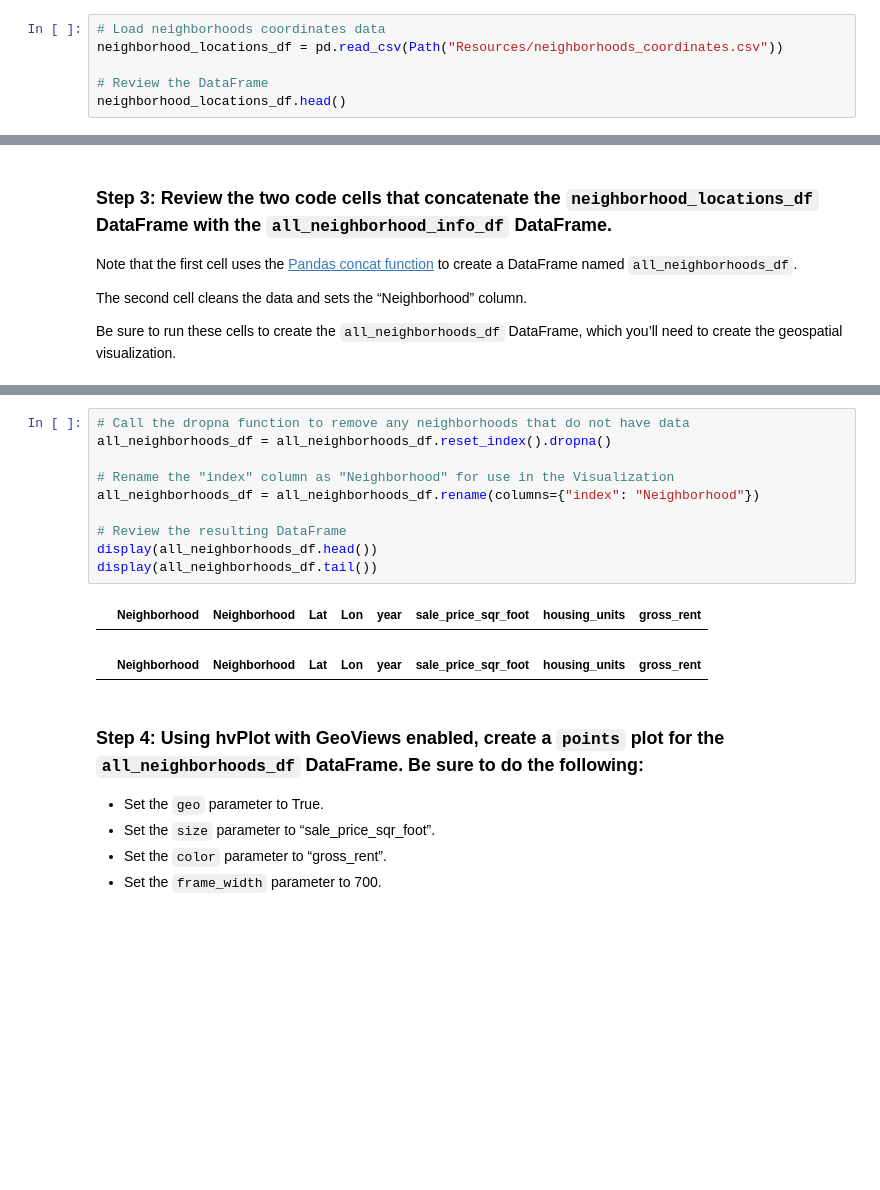
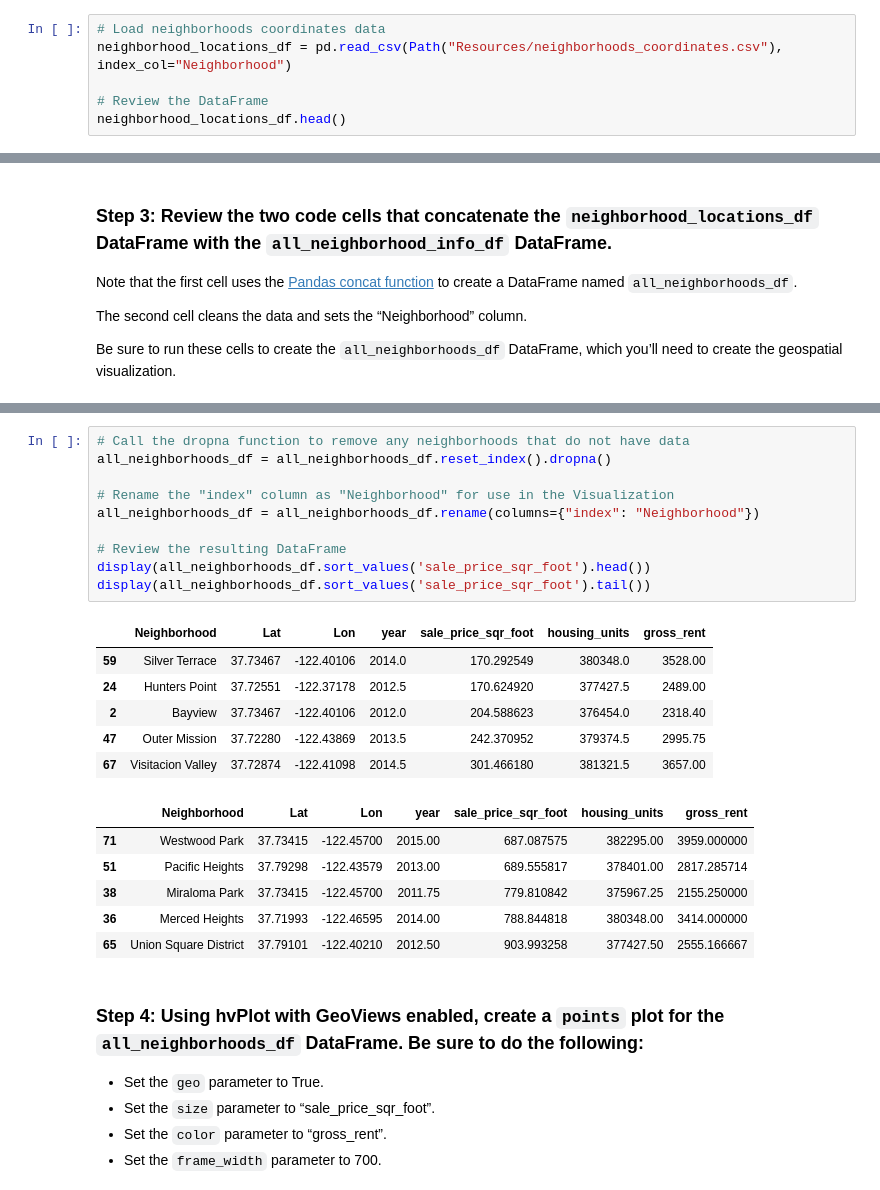
Before and after one commit to LucasBucks/Module_6_Challenge, a Jupyter notebook: Module_6_CF/san_francisco_housing.ipynb, the cells around one changed output, grey strips where cells are left out. Cells and saved outputs as stored; diff of their text form; blank space fills up the shorter version.

```diff
--- a/Module_6_CF/san_francisco_housing.ipynb
+++ b/Module_6_CF/san_francisco_housing.ipynb
@@ -412,7 +412,7 @@ Note that your resulting plot should appear similar to the following image:
 ### Step 1: Read the `neighborhood_coordinates.csv` file from the `Resources` folder into the notebook, and create a DataFrame named `neighborhood_locations_df`. Be sure to set the `index_col` of the DataFrame as “Neighborhood”.
 # %%
 # Load neighborhoods coordinates data
-neighborhood_locations_df = pd.read_csv(Path("Resources/neighborhoods_coordinates.csv"))
+neighborhood_locations_df = pd.read_csv(Path("Resources/neighborhoods_coordinates.csv"), index_col="Neighborhood")
 
 # Review the DataFrame
 neighborhood_locations_df.head()
@@ -485,16 +487,26 @@ display(all_neighborhoods_df.tail())
 # %%
 # Call the dropna function to remove any neighborhoods that do not have data
 all_neighborhoods_df = all_neighborhoods_df.reset_index().dropna()
 
 # Rename the "index" column as "Neighborhood" for use in the Visualization
 all_neighborhoods_df = all_neighborhoods_df.rename(columns={"index": "Neighborhood"})
 
 # Review the resulting DataFrame
-display(all_neighborhoods_df.head())
-display(all_neighborhoods_df.tail())
+display(all_neighborhoods_df.sort_values('sale_price_sqr_foot').head())
+display(all_neighborhoods_df.sort_values('sale_price_sqr_foot').tail())
 # %% [output]
-|  | Neighborhood | Neighborhood | Lat | Lon | year | sale_price_sqr_foot | housing_units | gross_rent |
+|  | Neighborhood | Lat | Lon | year | sale_price_sqr_foot | housing_units | gross_rent |
+| 59 | Silver Terrace | 37.73467 | -122.40106 | 2014.0 | 170.292549 | 380348.0 | 3528.00 |
+| 24 | Hunters Point | 37.72551 | -122.37178 | 2012.5 | 170.624920 | 377427.5 | 2489.00 |
+| 2 | Bayview | 37.73467 | -122.40106 | 2012.0 | 204.588623 | 376454.0 | 2318.40 |
+| 47 | Outer Mission | 37.72280 | -122.43869 | 2013.5 | 242.370952 | 379374.5 | 2995.75 |
+| 67 | Visitacion Valley | 37.72874 | -122.41098 | 2014.5 | 301.466180 | 381321.5 | 3657.00 |
-|  | Neighborhood | Neighborhood | Lat | Lon | year | sale_price_sqr_foot | housing_units | gross_rent |
+|  | Neighborhood | Lat | Lon | year | sale_price_sqr_foot | housing_units | gross_rent |
+| 71 | Westwood Park | 37.73415 | -122.45700 | 2015.00 | 687.087575 | 382295.00 | 3959.000000 |
+| 51 | Pacific Heights | 37.79298 | -122.43579 | 2013.00 | 689.555817 | 378401.00 | 2817.285714 |
+| 38 | Miraloma Park | 37.73415 | -122.45700 | 2011.75 | 779.810842 | 375967.25 | 2155.250000 |
+| 36 | Merced Heights | 37.71993 | -122.46595 | 2014.00 | 788.844818 | 380348.00 | 3414.000000 |
+| 65 | Union Square District | 37.79101 | -122.40210 | 2012.50 | 903.993258 | 377427.50 | 2555.166667 |
 # %% [markdown]
 ### Step 4: Using hvPlot with GeoViews enabled, create a `points` plot for the `all_neighborhoods_df` DataFrame. Be sure to do the following:
 
```
Also changed, not shown: parts of 6 cells of this notebook.
